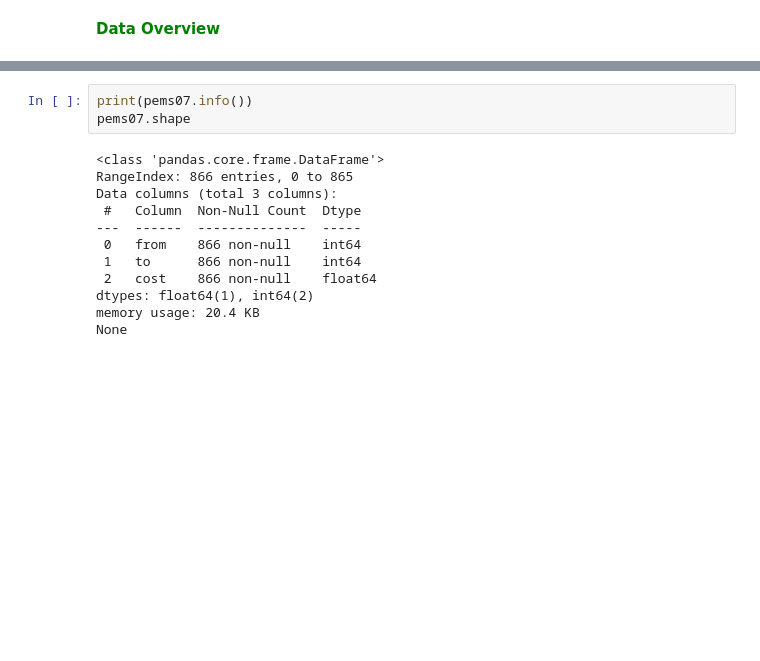
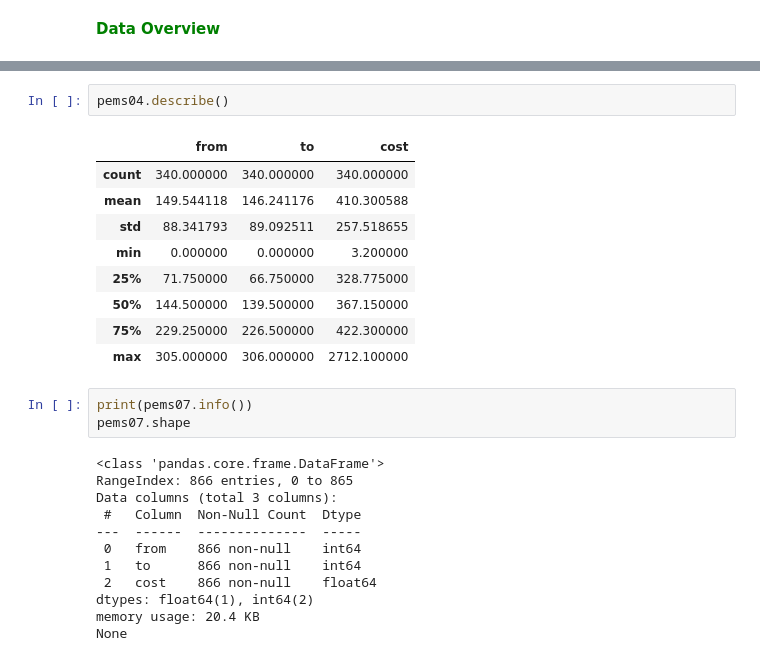
Before and after one commit to omar-kabeer/UrbanFlow-Prediction-DLT, a Jupyter notebook: notebooks/dataset_analysis.ipynb, the cells around one changed output, grey strips where cells are left out. Drawn from its saved outputs; the diff is of its cells as text; blank space fills up the shorter version.

```diff
--- a/notebooks/dataset_analysis.ipynb
+++ b/notebooks/dataset_analysis.ipynb
@@ -93,3 +104,15 @@ None
+# %%
+pems04.describe()
+# %% [output]
+|  | from | to | cost |
+| count | 340.000000 | 340.000000 | 340.000000 |
+| mean | 149.544118 | 146.241176 | 410.300588 |
+| std | 88.341793 | 89.092511 | 257.518655 |
+| min | 0.000000 | 0.000000 | 3.200000 |
+| 25% | 71.750000 | 66.750000 | 328.775000 |
+| 50% | 144.500000 | 139.500000 | 367.150000 |
+| 75% | 229.250000 | 226.500000 | 422.300000 |
+| max | 305.000000 | 306.000000 | 2712.100000 |
 # %%
 print(pems07.info())
 pems07.shape
```
Also changed, not shown: parts of 27 cells of this notebook, 1 other file.
